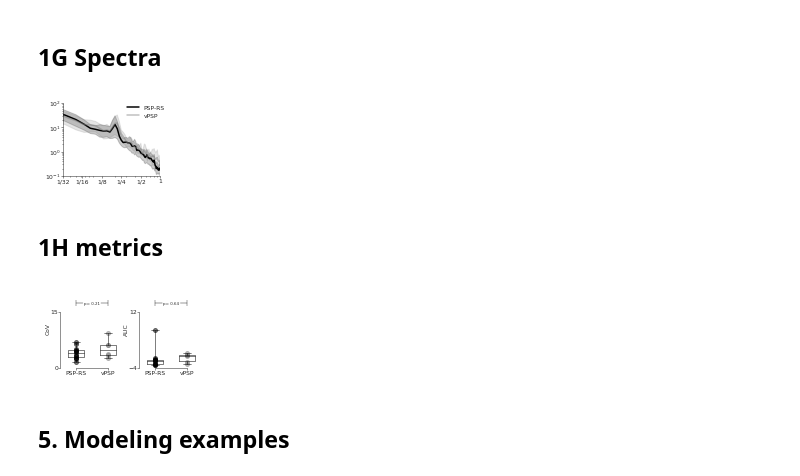
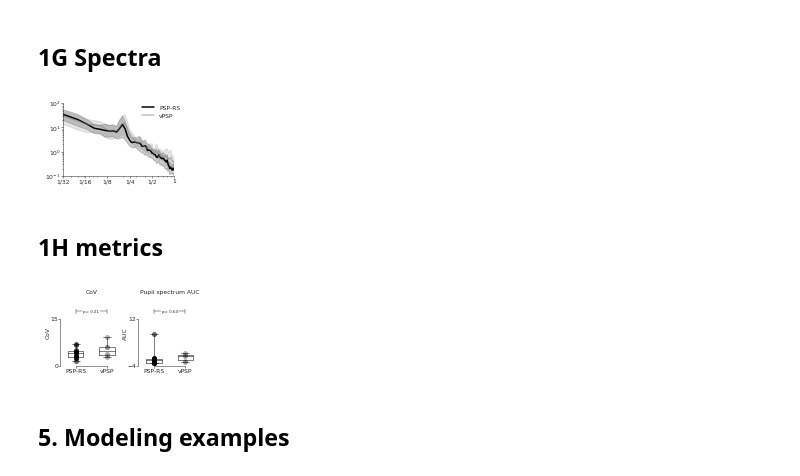
Before and after one commit to kenohagena/pspupil, a Jupyter notebook: notebooks/5_Figure1_V05.ipynb, the cells around one changed output. Cells and saved outputs as stored; diff of their text form; code cells hidden in the pictures.

```diff
--- a/notebooks/5_Figure1_V05.ipynb
+++ b/notebooks/5_Figure1_V05.ipynb
@@ -446,36 +447,36 @@ auc_x = np.load(join(edition, 'Figures', 'data', 'auc_x.npy'))
 psp_baseline_avg = pd.read_hdf(join(edition, 'Figures', 'data', 'psp_baseline_avg.hdf'),
                            key = 'data')
 
-f, ax = plt.subplots(figsize=(1/2*3.5, 2/3*2))
+f, ax = plt.subplots(figsize=(1/2*4, 2/3*2))
 
 baseline_color='black'
 follow_color='grey'
 
 ci=95
 
 stacked = psp_baseline_avg.loc[dt.RS].drop(['session'], axis=1).unstack().reset_index()
 plot = sns.lineplot(data= stacked, x='level_0', y=0, ci=ci, color=baseline_color, lw=lw_power1, label='PSP-RS')
 
 stacked = psp_baseline_avg.loc[dt.non_RS].drop(['session'], axis=1).unstack().reset_index()
 plot = sns.lineplot(data= stacked, x='level_0', y=0, ci=ci, color=follow_color, alpha=.5, lw=lw_power1, label='vPSP')
 
 plot.set(xscale='log', yscale='log')
 plot.set(xlim = (1/32, 1), ylim=(.1, 100))
 ax.set(xlabel='',
       ylabel='',
       xticks=[1/32,1/16, 1/8, 1/4, 1/2, 1],
       xticklabels=['1/32','1/16', '1/8', '1/4', '1/2', '1'])
 sns.despine()
 
 # plt.plot(auc_x, func_powerlaw(auc_x, *popt), color='black', linestyle='--', lw=lw_power)
 # plt.plot(permut_x, ((pvals<.05)+1)*.02, color='black')
 
 ax.legend(bbox_to_anchor=(1.1, 1.05), frameon=False)
 
 #f.tight_layout()
 f.savefig(join(out, 'PowerSpectra_RS.png'), dpi=600)
 # %% [output]
-[figure, old version]
+[figure, new version]
 # %% [markdown]
 ## 1H metrics
 # %%
@@ -494,19 +495,19 @@ f, ax = plt.subplots(1, 2, figsize = (2/3*3.5, 2/3*2))
 # 5. CoV
 bl = CoV.loc[(CoV.group == 'PSP')&(CoV.session == 'Baseline')&(CoV.subject.isin(dt.RS))].CoV.values
 fl = CoV.loc[(CoV.group == 'PSP')&(CoV.session == 'Baseline')&(CoV.subject.isin(dt.non_RS))].CoV.values
-subplot_2(j=0, yticks=[0, 15], ylabel = 'CoV', data = [bl, fl], xticklabels=['PSP-RS', 'vPSP'])
+subplot_2(j=0, yticks=[0, 15], ylabel = 'CoV', data = [bl, fl], xticklabels=['PSP-RS', 'vPSP'], title='CoV')
 
 # 6. AUC
 bl = psp_baseline_auc.loc[psp_baseline_auc.subject.isin(dt.RS)].auc.values
 fl=psp_baseline_auc.loc[psp_baseline_auc.subject.isin(dt.non_RS)].auc.values
-subplot_2(j=1, yticks=[-4, 12], ylabel = 'AUC', data = [bl, fl], xticklabels=['PSP-RS', 'vPSP'])
+subplot_2(j=1, yticks=[-4, 12], ylabel = 'AUC', data = [bl, fl], xticklabels=['PSP-RS', 'vPSP'], title='Pupil spectrum AUC')
 
 sns.despine(trim=True)
 f.tight_layout(pad=.5, w_pad=0)
 
 f.savefig(join(out, 'Pupil_metrics_RS_fooov_reduced.png'),  dpi=600)
 # %% [output]
-[figure, old version]
+[figure, new version]
 # %% [markdown]
 ## 5. Modeling examples
 # %% [markdown]
```
Also changed, not shown: parts of 14 cells of this notebook.
